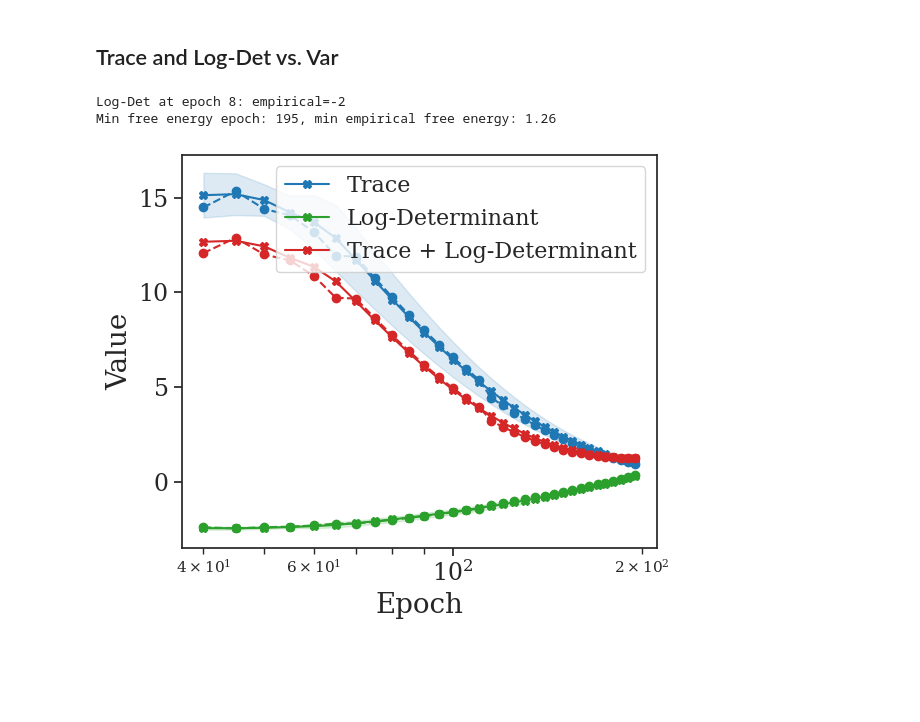
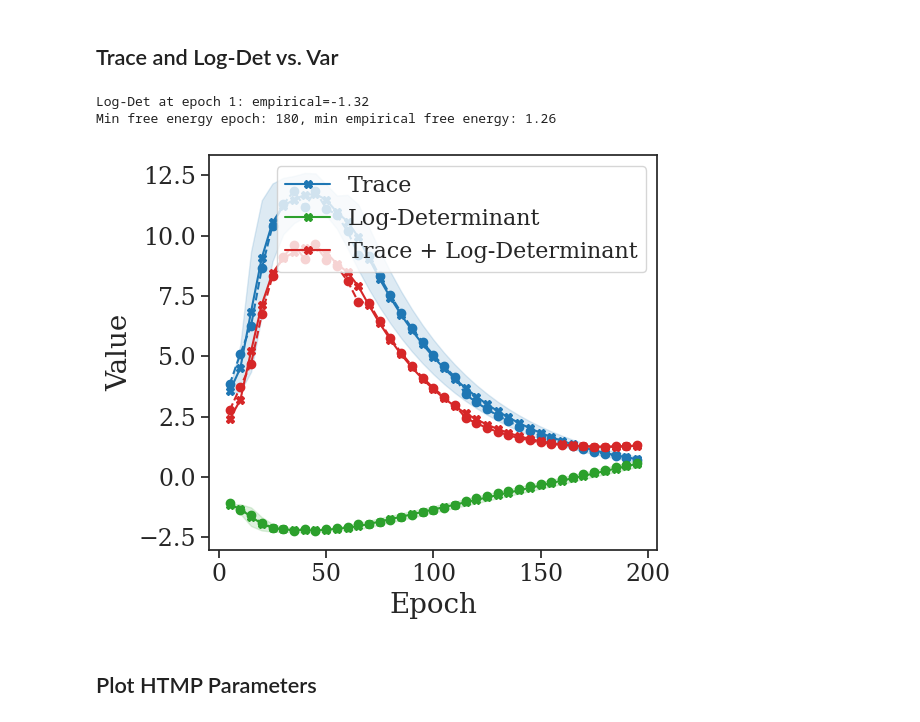
Before and after one commit to josephwilsonmaths/heavytail, a Jupyter notebook: heavy_tails.ipynb, the cells around one changed output. Saved outputs shown, nothing was run; the diff lists cells and outputs as text; code cells hidden in the pictures; blank space fills up the shorter version.

```diff
--- a/heavy_tails.ipynb
+++ b/heavy_tails.ipynb
@@ -1172,4 +1332,0 @@ fit.plot_esd(epochs_list=[55], log_bins=False, n_bins=40, log_y=False, title=Tru
-# %%
-fit.kappa_opt[60] = 0.5
-fit.beta_opt[60] = 0.4
-fit.plot_esd(epochs_list=[60], log_bins=False, n_bins=200, log_y=False, title=True, fontsize=18, plot_power=False, plot_htmp=True)
@@ -1279,7 +1630,7 @@ fit = esdfit.ESDFit(
     batch_size=100,
     file_dir='results/htmp/epoch',
     permuted_labels=True,
-    layer='layer4.0.conv1',
+    layer='layer3.0.conv2',
     nonzero_eigs_only=True,
 )
 fit.load_htmp_fit()
@@ -1297,13 +1644,14 @@ fit._get_gamma()
 fit.fit_htmp(search_method='grid',
              method = 'ks',
              shared_beta_grid=False,
-             beta_from_tau=True,
-             c = 0.35,
-             kappa_min=0.2,
-             kappa_max=1,
-             num_kappas=10,
+             beta_from_tau=False,
+             beta_from_mean=True,
+             c = 0.5,
+             kappa_min=0.011,
+             kappa_max=3.11,
+             num_kappas=50,
              kappa_log_scale=False,
-             n_eval=100,
+             n_eval=50,
              beta_min=0.1,
              beta_max = 5,
              num_betas = 10,
@@ -1447,7 +1809,7 @@ import numpy as np
 from importlib import reload; reload(esdfit)
 import matplotlib.pyplot as plt
 import texplot
-texplot.set_theme()
+set_plot_theme()
 models = ['resnet18']
 colors = ['blue']
 fig, ax = plt.subplots(figsize=(4, 3))
@@ -1498,23 +1860,25 @@ c = 0.35
 ## Trace and Log-Det vs. Var
 # %%
 trace_variable = 'epochs'  # 'epochs', 'kappa', 'beta', or 'kappa_beta_ratio'
-start_index = 8
-fit.compute_free_energy(lam=5, tau=0, weight_inverse=True)
+start_index = 1
+fit.compute_free_energy(lam=3.86, tau=0, weight_inverse=True)
 fit.plot_trace_and_log_det(variable=trace_variable,
                            plot_theoretical=True,
                            start_index=start_index,
                            plot_sum=True,
                            fig_height=5,
                            fig_width=6,
                            fontsize=20,
                            ticksize=17,
                            legendsize=16,
                            texplot_enabled=True,
                            legend_on=True,
                            title=False,
                            single_axis=True,
-                           x_log_scale=True)
+                           x_log_scale=False)
 # %% [output]
-Log-Det at epoch 8: empirical=-2
-Min free energy epoch: 195, min empirical free energy: 1.26
+Log-Det at epoch 1: empirical=-1.32
+Min free energy epoch: 180, min empirical free energy: 1.26
-[figure, old version]
+[figure, new version]
+# %% [markdown]
+## Plot HTMP Parameters
```
Also changed, not shown: parts of 71 cells of this notebook, 29 other files.
